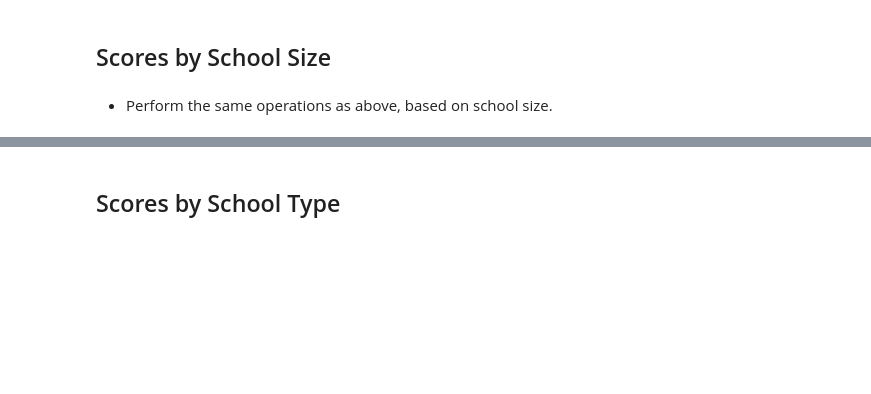
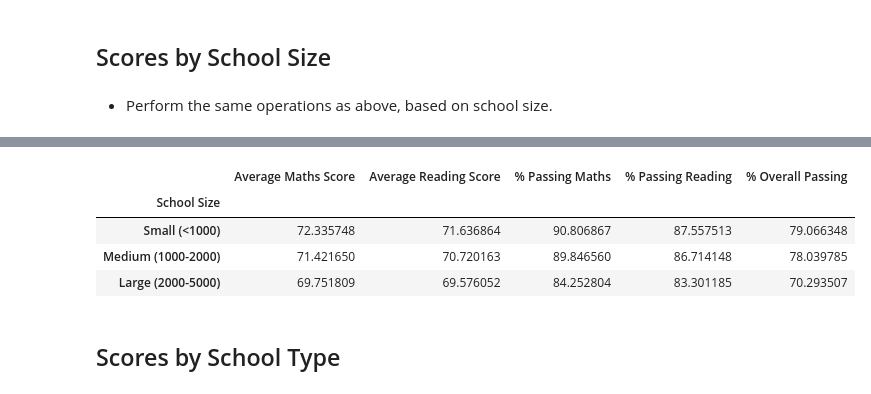
Before and after one commit to Samy-George/pandas-challenge, a Jupyter notebook: PyCitySchools/PyCitySchools_starter.ipynb, the cells around one changed output, grey strips where cells are left out. Cells and saved outputs as stored; diff of their text form; code cells hidden in the pictures; blank space fills up the shorter version.

```diff
--- a/PyCitySchools/PyCitySchools_starter.ipynb
+++ b/PyCitySchools/PyCitySchools_starter.ipynb
@@ -268,3 +316,34 @@ per_school_summary.sort_values(by=["% Overall Passing"]).head()
+# %%
+school_size_df = per_school_summary.copy()
+
+
+school_size_df["Total Students"] = school_size_df["Total Students"].astype(float)
+# Create bins
+bins = [0, 1000, 2000, 5000]
+
+# define range
+group_labels = ["Small (<1000)", "Medium (1000-2000)", "Large (2000-5000)"]
+
+# bining
+school_size_df["School Size"] = pd.cut(school_size_df["Total Students"], bins, labels = group_labels, include_lowest = True)
+
+# group by budget
+size_maths_scores = school_size_df.groupby(["School Size"]).mean(numeric_only=True)["Average Maths Score"]
+size_reading_scores = school_size_df.groupby(["School Size"]).mean(numeric_only=True)["Average Reading Score"]
+size_passing_maths = school_size_df.groupby(["School Size"]).mean(numeric_only=True)["% Passing Maths"]
+size_passing_reading = school_size_df.groupby(["School Size"]).mean(numeric_only=True)["% Passing Reading"]
+overall_passing_size = school_size_df.groupby(["School Size"]).mean(numeric_only=True)["% Overall Passing"]
+
+#Construct Dataframe
+size_summary_df = pd.DataFrame({"Average Maths Score": size_maths_scores,"Average Reading Score": size_reading_scores,"% Passing Maths": size_passing_maths,"% Passing Reading": size_passing_reading,"% Overall Passing": overall_passing_size })
+
+size_summary_df
+# %% [output]
+|  | Average Maths Score | Average Reading Score | % Passing Maths | % Passing Reading | % Overall Passing |
+| School Size |  |  |  |  |  |
+| Small (<1000) | 72.335748 | 71.636864 | 90.806867 | 87.557513 | 79.066348 |
+| Medium (1000-2000) | 71.421650 | 70.720163 | 89.846560 | 86.714148 | 78.039785 |
+| Large (2000-5000) | 69.751809 | 69.576052 | 84.252804 | 83.301185 | 70.293507 |
 # %% [markdown]
 ## Scores by School Type
 # %% [markdown]
```
Also changed, not shown: parts of 13 cells of this notebook.
